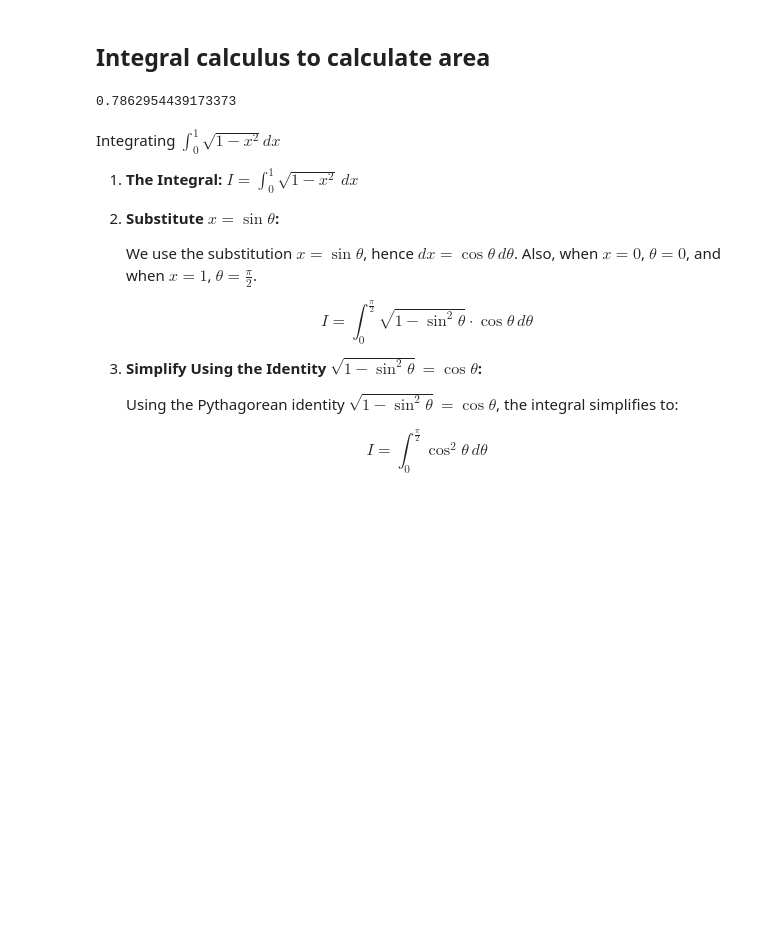
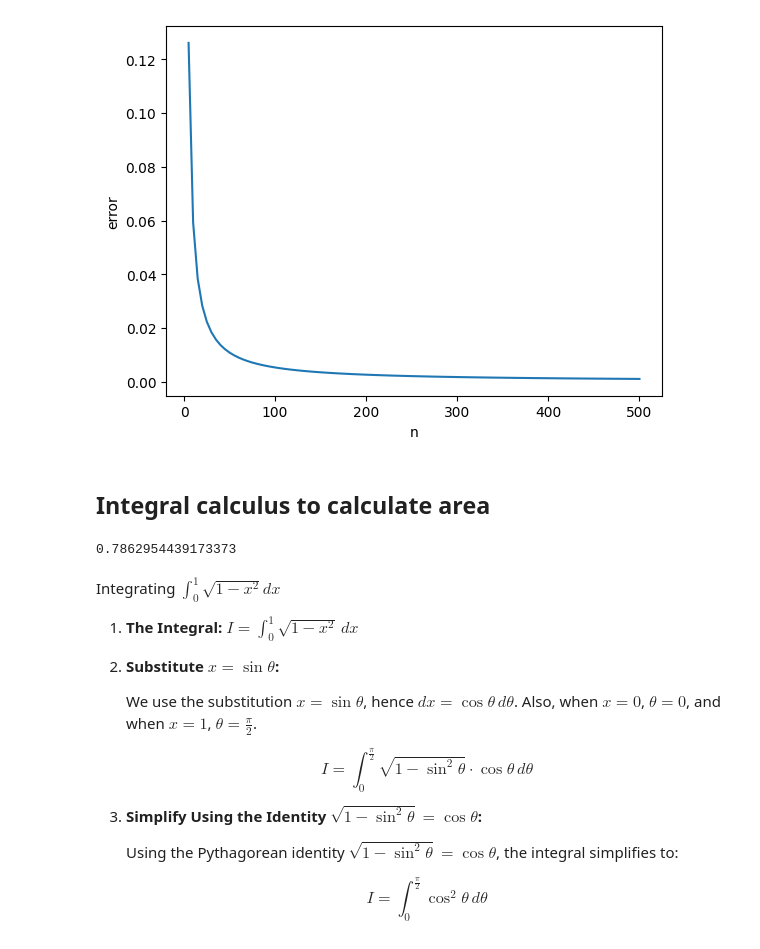
Before and after one commit to KayalvizhiT513/Learning-Calculus, a Jupyter notebook: Coding_Assignment_1.ipynb, the cells around one changed output. Saved outputs shown, nothing was run; the diff lists cells and outputs as text; code cells hidden in the pictures; blank space fills up the shorter version.

```diff
--- a/Coding_Assignment_1.ipynb
+++ b/Coding_Assignment_1.ipynb
@@ -17,0 +47,3 @@ To find the area under the curve in the first quadrant:
+# %%
+area = reimann_sum(y, 100, 0, 1)
+area
@@ -18,3 +69,12 @@ To find the area under the curve in the first quadrant:
+# %%
+# Plot Error vs n
+error_vals = [abs(area - area_of_quadrant) for area in area_vals]
+plt.plot(x_vals, error_vals)
+plt.xlabel('n')
+plt.ylabel('error')
+plt.show()
+# %% [output]
+[figure, added]
 # %% [markdown]
 ## Integral calculus to calculate area
 # %%
```
Also changed, not shown: parts of 30 cells of this notebook.
